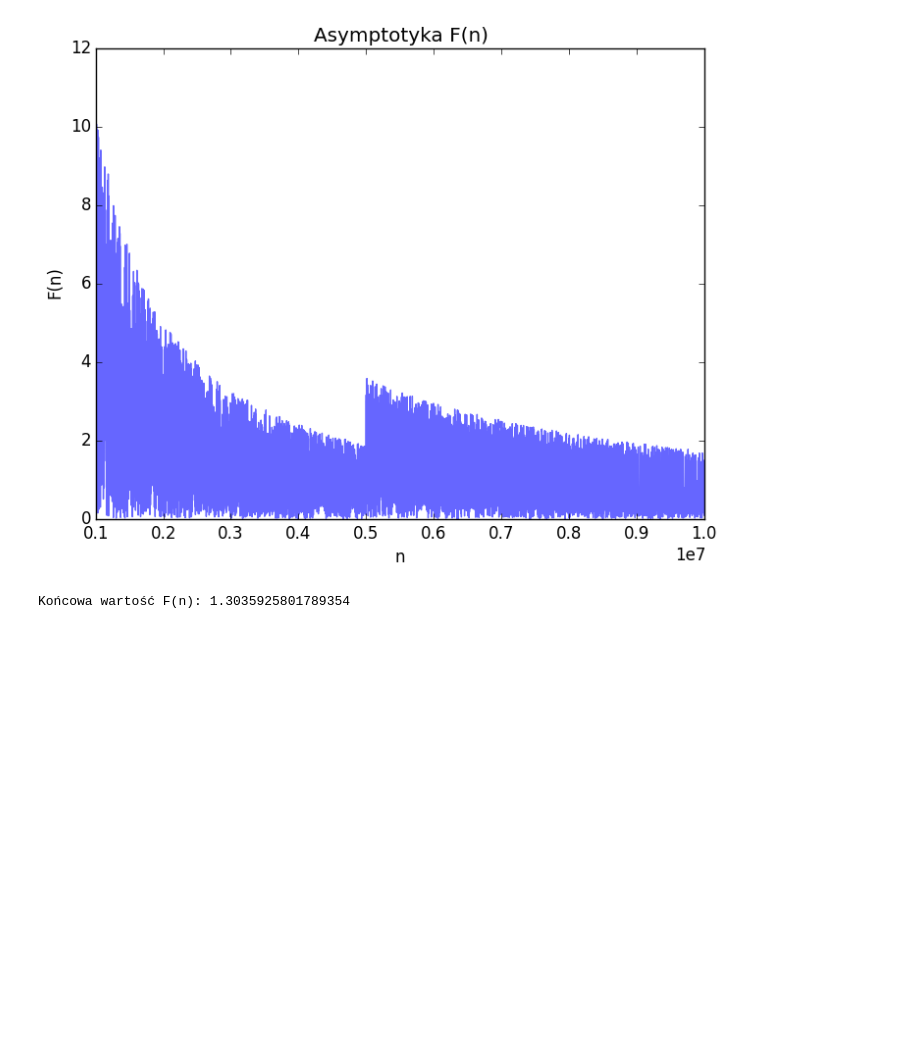
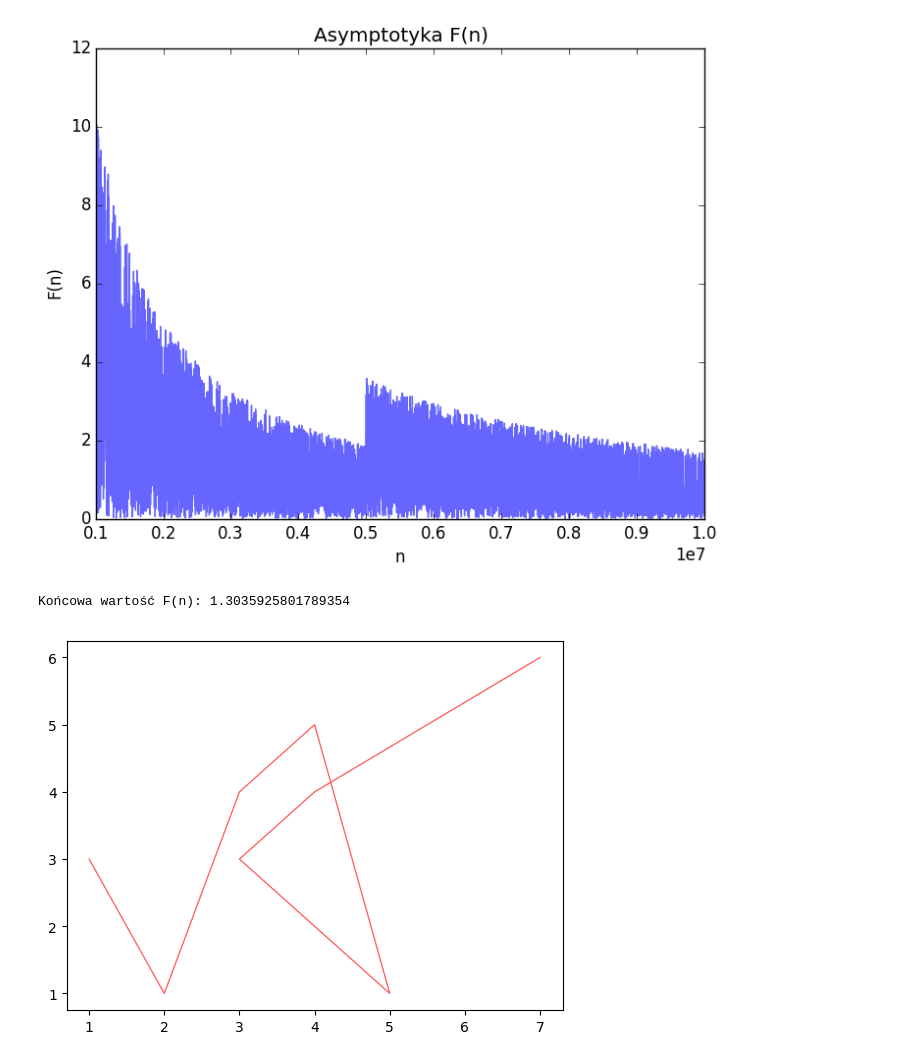
Before and after one commit to matiwertyl2/Studia, a Jupyter notebook: AN_2017_zima/p1/doc/prog/program.ipynb, the cells around one changed output. Drawn from its saved outputs; the diff is of its cells as text; code cells hidden in the pictures; blank space fills up the shorter version.

```diff
--- a/AN_2017_zima/p1/doc/prog/program.ipynb
+++ b/AN_2017_zima/p1/doc/prog/program.ipynb
@@ -256,3 +256,13 @@ show()
 # %% [output]
 [figure]
 Końcowa wartość F(n): 1.3035925801789354
+# %%
+fig, ax = subplots()
+
+x = [1,2,3,4,5,4,3,4,7]
+y1 =[3,1,4,5,1,2,3,4,6]
+
+ax[:plot](x, y1, "-", color="red", linewidth=1, alpha=0.6, label="Zwykłe sumowanie")
+show()
+# %% [output]
+[figure, added]
```
Also changed, not shown: 57 other files.
